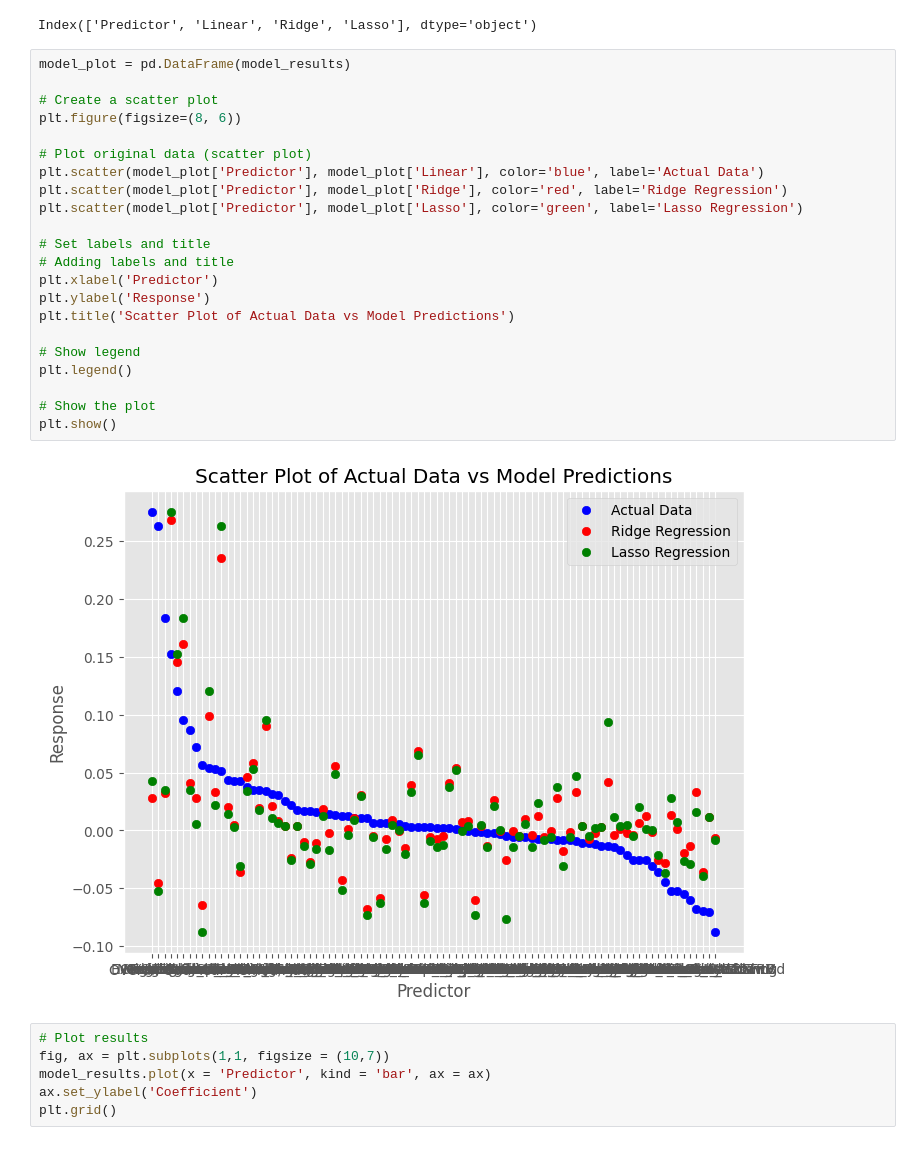
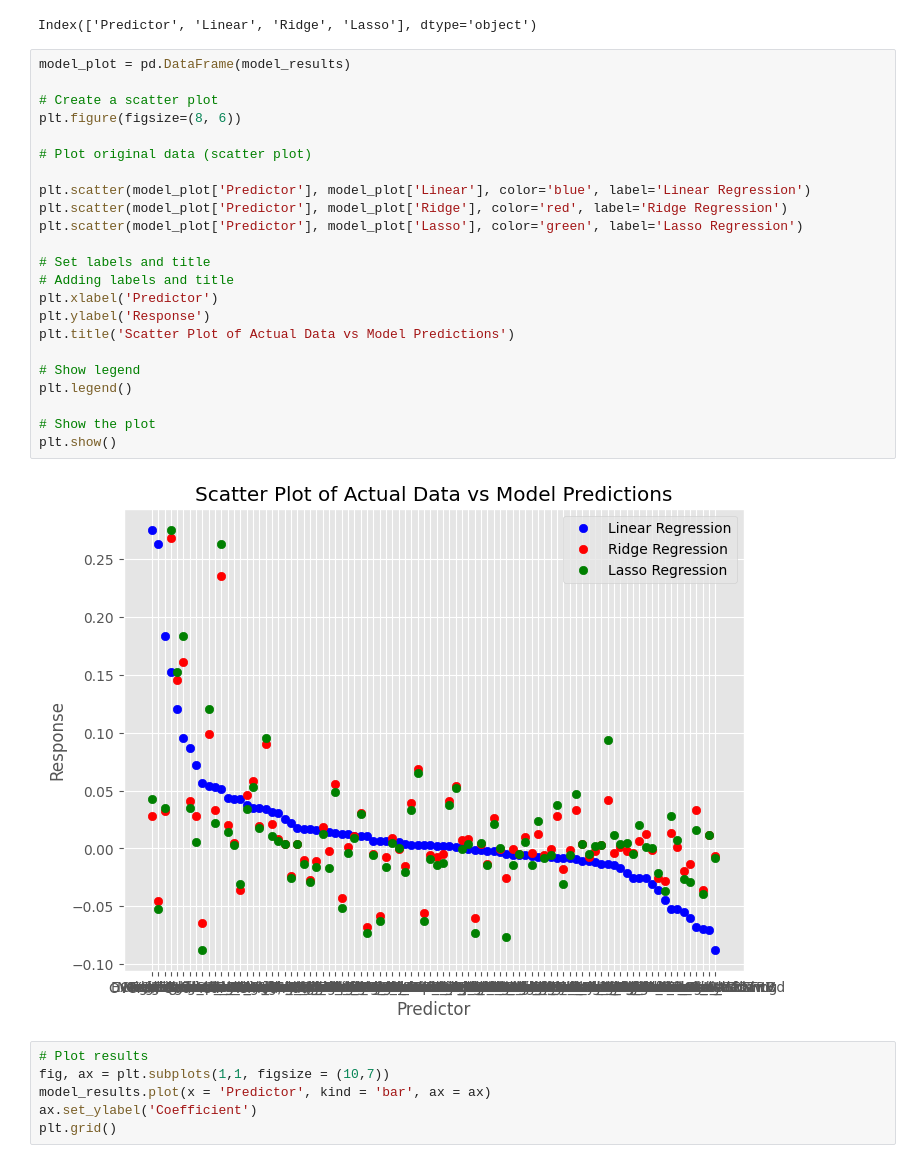
Before and after one commit to rwcitek/DDDS-Cohort-16-Projects, a Jupyter notebook: Project2_Housing_AmberOrtiz.ipynb, the cells around one changed output. Cells and saved outputs as stored; diff of their text form.

```diff
--- a/Project2_Housing_AmberOrtiz.ipynb
+++ b/Project2_Housing_AmberOrtiz.ipynb
@@ -1074,27 +1091,28 @@ Index(['Predictor', 'Linear', 'Ridge', 'Lasso'], dtype='object')
 # %%
 model_plot = pd.DataFrame(model_results)
 
 # Create a scatter plot
 plt.figure(figsize=(8, 6))
 
 # Plot original data (scatter plot)
-plt.scatter(model_plot['Predictor'], model_plot['Linear'], color='blue', label='Actual Data')
+
+plt.scatter(model_plot['Predictor'], model_plot['Linear'], color='blue', label='Linear Regression')
 plt.scatter(model_plot['Predictor'], model_plot['Ridge'], color='red', label='Ridge Regression')
 plt.scatter(model_plot['Predictor'], model_plot['Lasso'], color='green', label='Lasso Regression')
 
 # Set labels and title
 # Adding labels and title
 plt.xlabel('Predictor')
 plt.ylabel('Response')
 plt.title('Scatter Plot of Actual Data vs Model Predictions')
 
 # Show legend
 plt.legend()
 
 # Show the plot
 plt.show()
 # %% [output]
-[figure, old version]
+[figure, new version]
 # %%
 # Plot results
 fig, ax = plt.subplots(1,1, figsize = (10,7))
```
Also changed, not shown: parts of 2 cells of this notebook.
